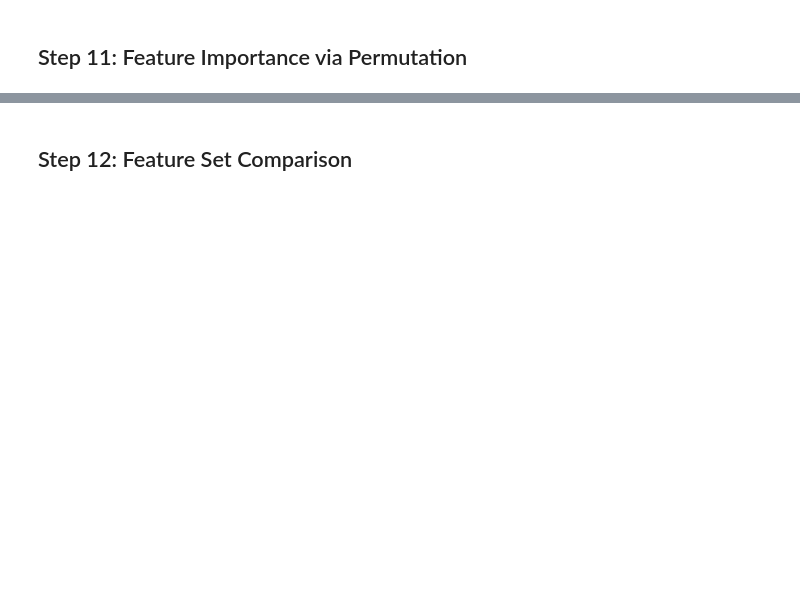
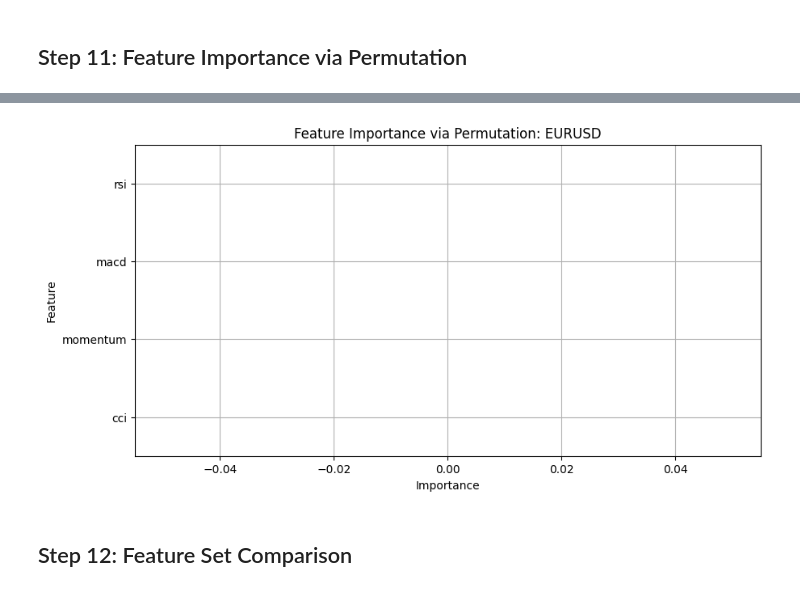
Before and after one commit to adamjbradley/trading-strategies, a Jupyter notebook: top5/RCS_CNN_LSTM_Notebook/RCS_CNN_LSTM_Notebook/RCS_CNN_LSTM.ipynb, the cells around one changed output, grey strips where cells are left out. Cells and saved outputs as stored; diff of their text form; code cells hidden in the pictures; blank space fills up the shorter version.

```diff
--- a/top5/RCS_CNN_LSTM_Notebook/RCS_CNN_LSTM_Notebook/RCS_CNN_LSTM.ipynb
+++ b/top5/RCS_CNN_LSTM_Notebook/RCS_CNN_LSTM_Notebook/RCS_CNN_LSTM.ipynb
@@ -290,33 +524,85 @@ print("✅ All models completed.")
 # %% [markdown]
 ## Step 11: Feature Importance via Permutation
 # %%
+# --- Full code block: Permutation importance with robust feature_names alignment ---
+
 import copy
+import numpy as np
+import pandas as pd
+from sklearn.preprocessing import StandardScaler
 from sklearn.metrics import accuracy_score
+import matplotlib.pyplot as plt
+import seaborn as sns
+
+# Assume features DataFrame and target are already defined and aligned
+minimal_features = ["rsi", "macd", "momentum", "cci"]
+minimal_features = [f for f in minimal_features if f in data.columns]
+features = data[minimal_features].dropna()
+feature_names = features.columns.tolist()
+print("feature_names:", feature_names)
+
+# After feature engineering and dropna:
+features = data[minimal_features].dropna().reset_index(drop=True)
+feature_names = features.columns.tolist()
+y = target.reset_index(drop=True).values
+
+# Standardize and create rolling windows
+from sklearn.preprocessing import StandardScaler
+features_scaled = StandardScaler().fit_transform(features)
+lookback = 20
+X = np.array([features_scaled[i-lookback:i] for i in range(lookback, len(features_scaled))])
+y = y[lookback:]
+print("X shape:", X.shape, "y shape:", y.shape)
+
+
+# --- Ensure y_test and y_pred are aligned before evaluation ---
+y_pred = (model.predict(X_test) > 0.5).astype(int).flatten()
+min_len = min(len(y_test), len(y_pred))
+y_test_aligned = y_test[:min_len]
+y_pred_aligned = y_pred[:min_len]
+print("y_test_aligned shape:", y_test_aligned.shape)
+print("y_pred_aligned shape:", y_pred_aligned.shape)
+
+# Train/test split
+split = int(len(X) * 0.8)
+X_train, X_test = X[:split], X[split:]
+y_train, y_test = y[:split], y[split:]
+
+# Train model (assume model is defined and trained here)
+# model = ... (your Keras model training code)
+
+# --- Robust permutation importance: align y_val and predictions inside function ---
 
 def compute_permutation_importance(model, X_val, y_val, feature_names):
-    base_preds = (model.predict(X_val) > 0.5).astype(int)
-    base_acc = accuracy_score(y_val, base_preds)
+    base_preds = (model.predict(X_val) > 0.5).astype(int).flatten()
+    min_len = min(len(y_val), len(base_preds))
+    y_val_aligned = y_val[:min_len]
+    base_preds_aligned = base_preds[:min_len]
+    base_acc = accuracy_score(y_val_aligned, base_preds_aligned)
     importances = []
-
     for i in range(X_val.shape[2]):
         X_permuted = copy.deepcopy(X_val)
         np.random.shuffle(X_permuted[:, :, i])
-        perm_preds = (model.predict(X_permuted) > 0.5).astype(int)
-        perm_acc = accuracy_score(y_val, perm_preds)
+        perm_preds = (model.predict(X_permuted) > 0.5).astype(int).flatten()
+        min_len_perm = min(len(y_val), len(perm_preds))
+        y_val_perm = y_val[:min_len_perm]
+        perm_preds_aligned = perm_preds[:min_len_perm]
+        perm_acc = accuracy_score(y_val_perm, perm_preds_aligned)
         importance = base_acc - perm_acc
         importances.append((feature_names[i], importance))
-
     return sorted(importances, key=lambda x: x[1], reverse=True)
 
-# Extract last 20 days of indicators used (same as model inputs)
-feature_names = indicators.columns.tolist()
 
-# Compute and display importances
+print("feature_names:", feature_names)
+print("X_test shape:", X_test.shape)
+assert X_test.shape[2] == len(feature_names), "Mismatch between X_test features and feature_names"
+
 importances = compute_permutation_importance(model, X_test, y_test, feature_names)
 importance_df = pd.DataFrame(importances, columns=["Feature", "Importance"])
 
 plt.figure(figsize=(10,5))
 sns.barplot(data=importance_df, x="Importance", y="Feature")
-plt.title(f"Feature Importance via Permutation: {symbol_to_predict}")
+plt.title(f"Feature Importance via Permutation: {symbol}")
 plt.grid(True)
 plt.show()
+# %% [output]
@@ -323,3 +625,4 @@ plt.show()
+[figure, added]
 # %% [markdown]
 ## Step 12: Feature Set Comparison
 # %%
```
Also changed, not shown: parts of 39 cells of this notebook.
